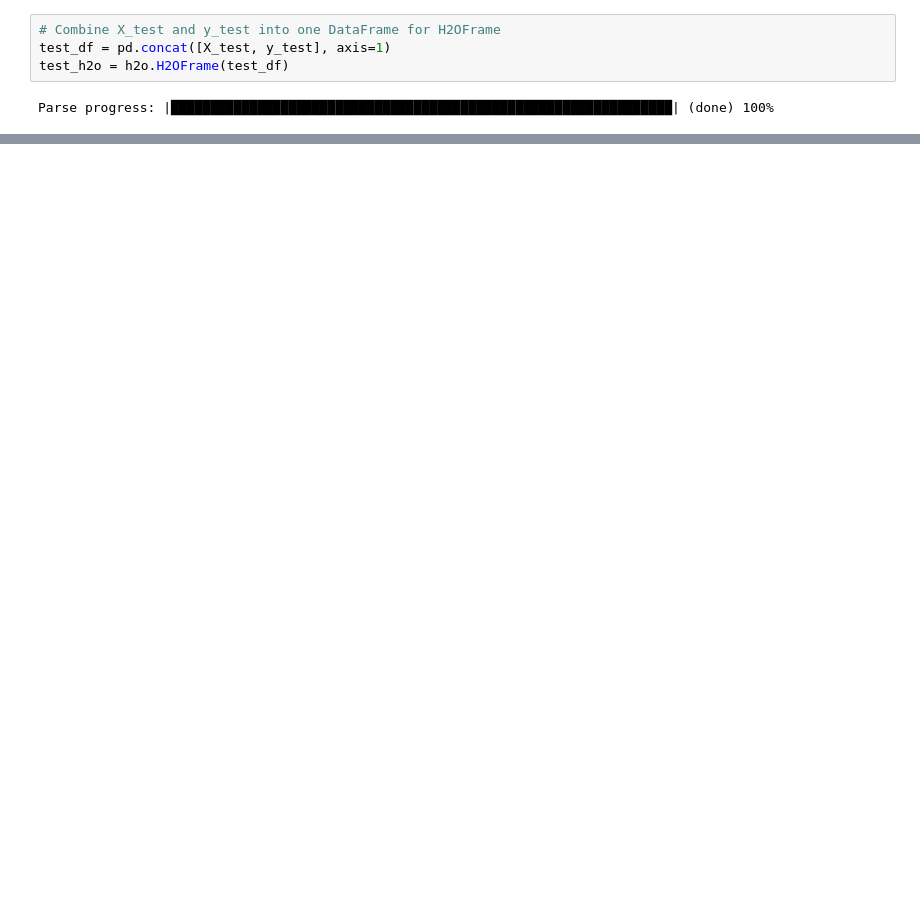
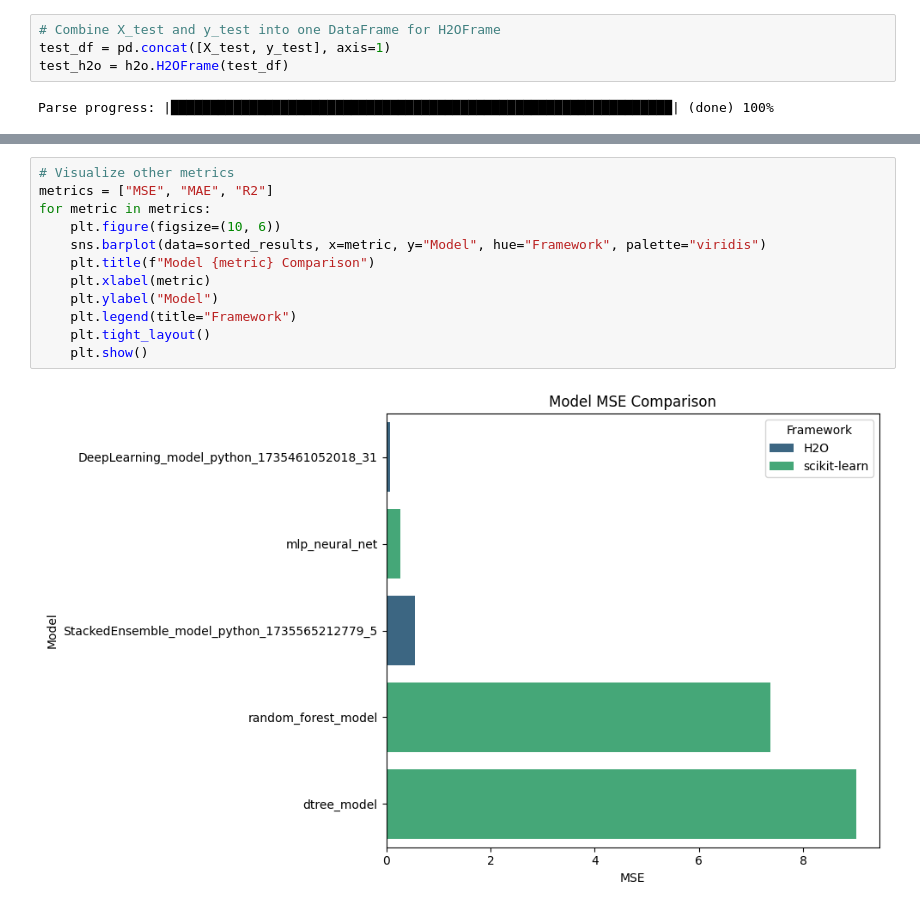
Before and after one commit to Aaron2k02/data-mining-warehousing-wages-analysis, a Jupyter notebook: notebooks/05_assessment/model_assessment.ipynb, the cells around one changed output, grey strips where cells are left out. Drawn from its saved outputs; the diff is of its cells as text; blank space fills up the shorter version.

```diff
--- a/notebooks/05_assessment/model_assessment.ipynb
+++ b/notebooks/05_assessment/model_assessment.ipynb
@@ -982,0 +341,14 @@ Model Evaluation Results:
+# %%
+# Visualize other metrics
+metrics = ["MSE", "MAE", "R2"]
+for metric in metrics:
+    plt.figure(figsize=(10, 6))
+    sns.barplot(data=sorted_results, x=metric, y="Model", hue="Framework", palette="viridis")
+    plt.title(f"Model {metric} Comparison")
+    plt.xlabel(metric)
+    plt.ylabel("Model")
+    plt.legend(title="Framework")
+    plt.tight_layout()
+    plt.show()
+# %% [output]
+[figure, added]
```
Also changed, not shown: parts of 77 cells of this notebook.
